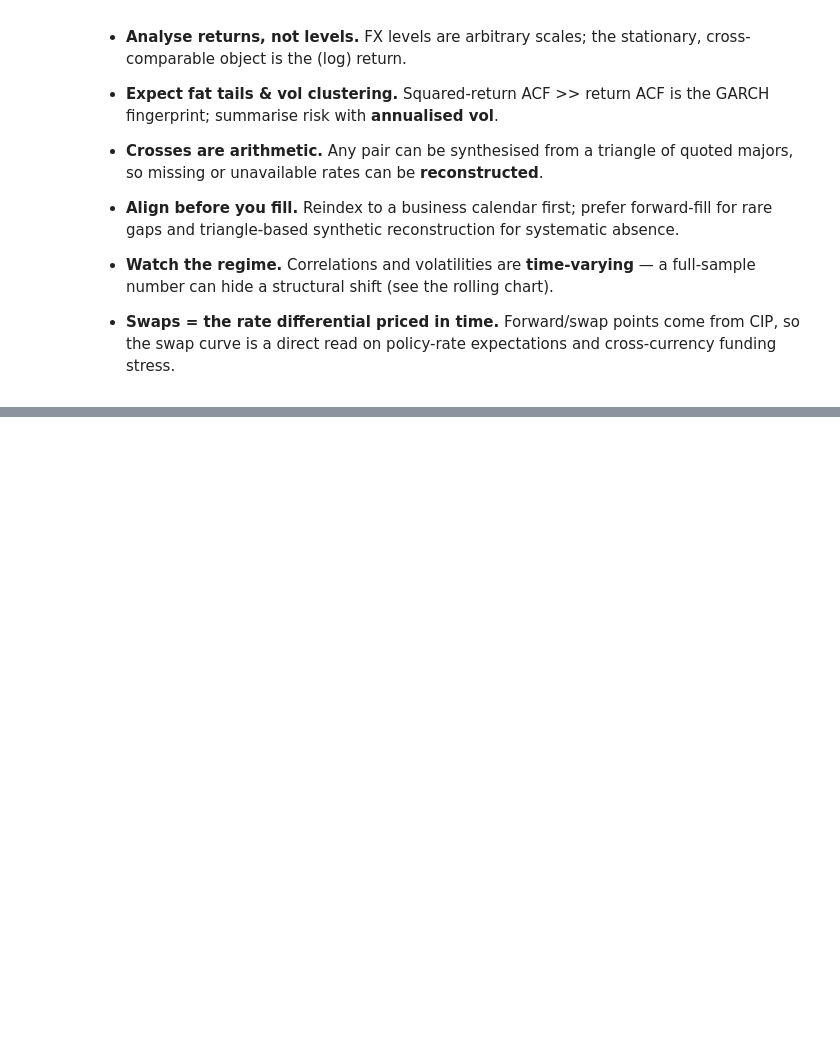
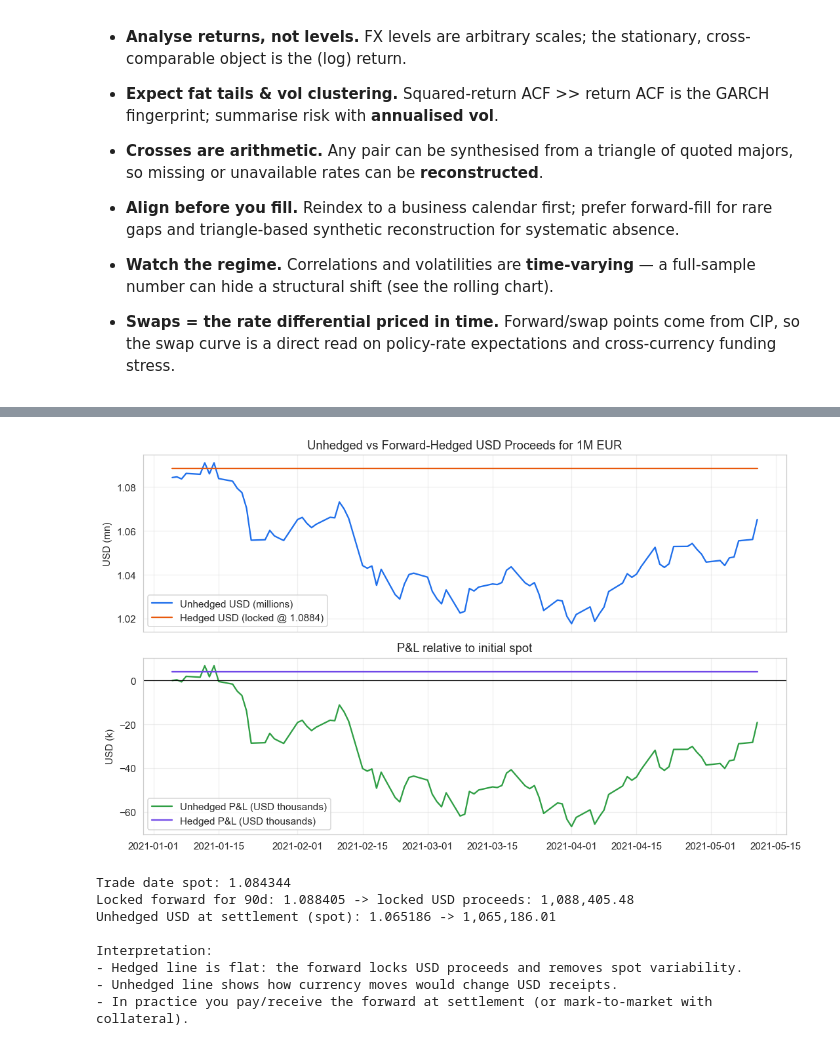
Before and after one commit to yev-dev/quant-finance, a Jupyter notebook: qf/assets/notebooks/fx_time_series_study.ipynb, the cells around one changed output, grey strips where cells are left out. Cells and saved outputs as stored; diff of their text form; code cells hidden in the pictures; blank space fills up the shorter version.

```diff
--- a/qf/assets/notebooks/fx_time_series_study.ipynb
+++ b/qf/assets/notebooks/fx_time_series_study.ipynb
@@ -959,0 +1521,66 @@ print("legs would make the implied cross drift visibly from the quoted rate.")
+# %%
+# --- Demonstration: one-shot forward hedge vs unhedged exposure -----------------
+import matplotlib.pyplot as plt
+
+# Parameters
+notional = 1_000_000.0  # 1 million EUR exposure
+trade_idx = 0
+horizon_days = 90
+# find settlement index (approx using trading days)
+settle_idx = min(len(eurusd) - 1, trade_idx + horizon_days)
+
+spot_t0 = float(eurusd['level'].iloc[trade_idx])
+spot_t = eurusd['level'].iloc[trade_idx:settle_idx+1]
+
+# compute forward locked at trade date for horizon_days
+try:
+    f_locked = forward_from_spot(spot_t0, r_base, r_quote, horizon_days)
+except Exception:
+    # fallback continuous formula if function missing
+    f_locked = spot_t0 * np.exp((r_quote - r_base) * (horizon_days / 360.0))
+
+# USD proceeds
+usd_unhedged = spot_t * notional
+usd_hedged = np.full_like(usd_unhedged, float(f_locked * notional))
+
+# P&L relative to spot at trade (USD)
+usd_unhedged_pnl = usd_unhedged - spot_t0 * notional
+usd_hedged_pnl = usd_hedged - spot_t0 * notional
+
+# Plot values
+fig, axes = plt.subplots(2, 1, figsize=(10, 6), sharex=True)
+axes[0].plot(eurusd.index[trade_idx:settle_idx+1], usd_unhedged / 1e6, label='Unhedged USD (millions)', color='#1f6feb')
+axes[0].plot(eurusd.index[trade_idx:settle_idx+1], usd_hedged / 1e6, label=f'Hedged USD (locked @ {f_locked:.4f})', color='#e8590c', lw=1.5)
+axes[0].set_ylabel('USD (mn)')
+axes[0].set_title('Unhedged vs Forward-Hedged USD Proceeds for 1M EUR')
+axes[0].legend()
+
+# Plot P&L (USD)
+axes[1].plot(eurusd.index[trade_idx:settle_idx+1], usd_unhedged_pnl / 1e3, label='Unhedged P&L (USD thousands)', color='#2f9e44')
+axes[1].plot(eurusd.index[trade_idx:settle_idx+1], usd_hedged_pnl / 1e3, label='Hedged P&L (USD thousands)', color='#7048e8', lw=1.5)
+axes[1].axhline(0, color='k', lw=0.8)
+axes[1].set_ylabel('USD (k)')
+axes[1].set_title('P&L relative to initial spot')
+axes[1].legend()
+plt.tight_layout()
+plt.show()
+
+print(f"Trade date spot: {spot_t0:.6f}")
+print(f"Locked forward for {horizon_days}d: {f_locked:.6f} -> locked USD proceeds: {f_locked*notional:,.2f}")
+print(f"Unhedged USD at settlement (spot): {spot_t.iloc[-1]:.6f} -> {spot_t.iloc[-1]*notional:,.2f}")
+
+# Interpretation note
+print('\nInterpretation:')
+print('- Hedged line is flat: the forward locks USD proceeds and removes spot variability.')
+print('- Unhedged line shows how currency moves would change USD receipts.')
+print('- In practice you pay/receive the forward at settlement (or mark-to-market with collateral).')
+# %% [output]
+[figure, added]
+Trade date spot: 1.084344
+Locked forward for 90d: 1.088405 -> locked USD proceeds: 1,088,405.48
+Unhedged USD at settlement (spot): 1.065186 -> 1,065,186.01
+
+Interpretation:
+- Hedged line is flat: the forward locks USD proceeds and removes spot variability.
+- Unhedged line shows how currency moves would change USD receipts.
+- In practice you pay/receive the forward at settlement (or mark-to-market with collateral).
```
Also changed, not shown: parts of 33 cells of this notebook, 10 other files.
